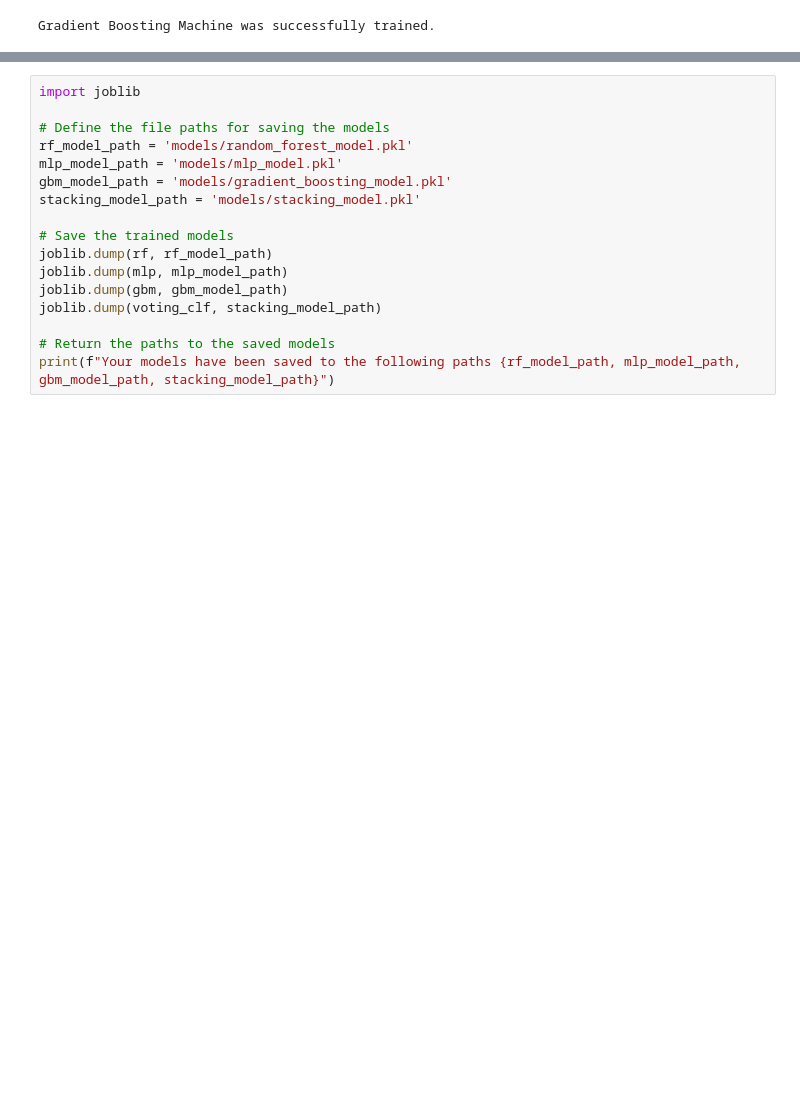
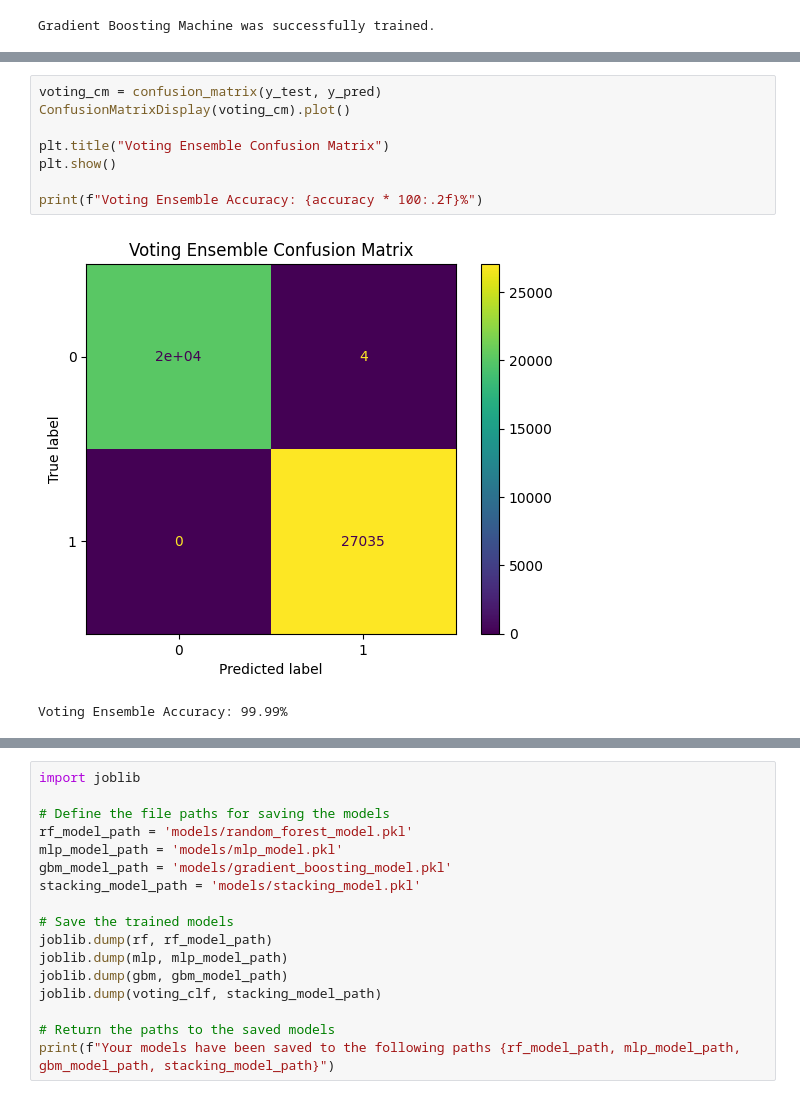
Before and after one commit to cybercoded/phishsighter, a Jupyter notebook: final-notebook.ipynb, the cells around one changed output, grey strips where cells are left out. Saved outputs shown, nothing was run; the diff lists cells and outputs as text; blank space fills up the shorter version.

```diff
--- a/final-notebook.ipynb
+++ b/final-notebook.ipynb
@@ -435,0 +468,11 @@ Voting Ensemble Accuracy: 0.9999
+# %%
+voting_cm = confusion_matrix(y_test, y_pred)
+ConfusionMatrixDisplay(voting_cm).plot()
+
+plt.title("Voting Ensemble Confusion Matrix")
+plt.show()
+
+print(f"Voting Ensemble Accuracy: {accuracy * 100:.2f}%")
+# %% [output]
+[figure, added]
+Voting Ensemble Accuracy: 99.99%
```
Also changed, not shown: parts of 12 cells of this notebook, 2 other files.
